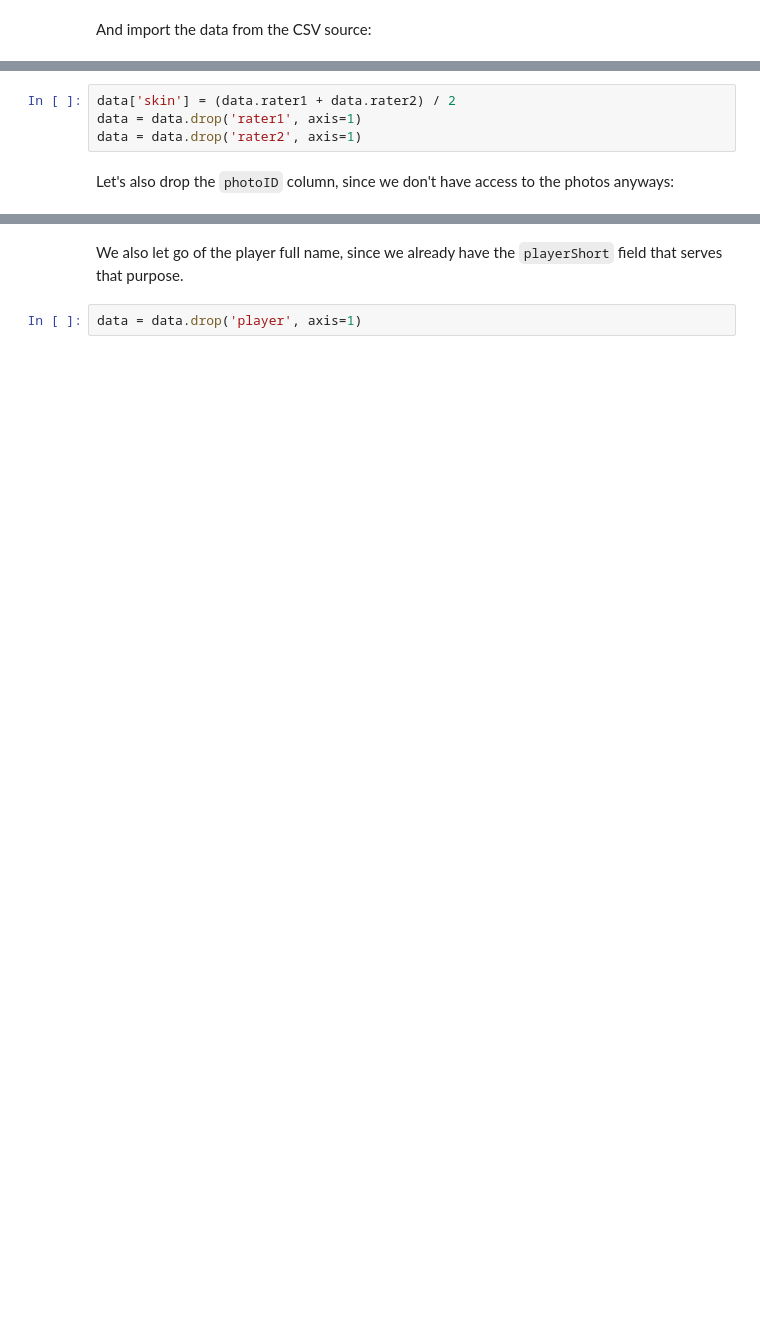
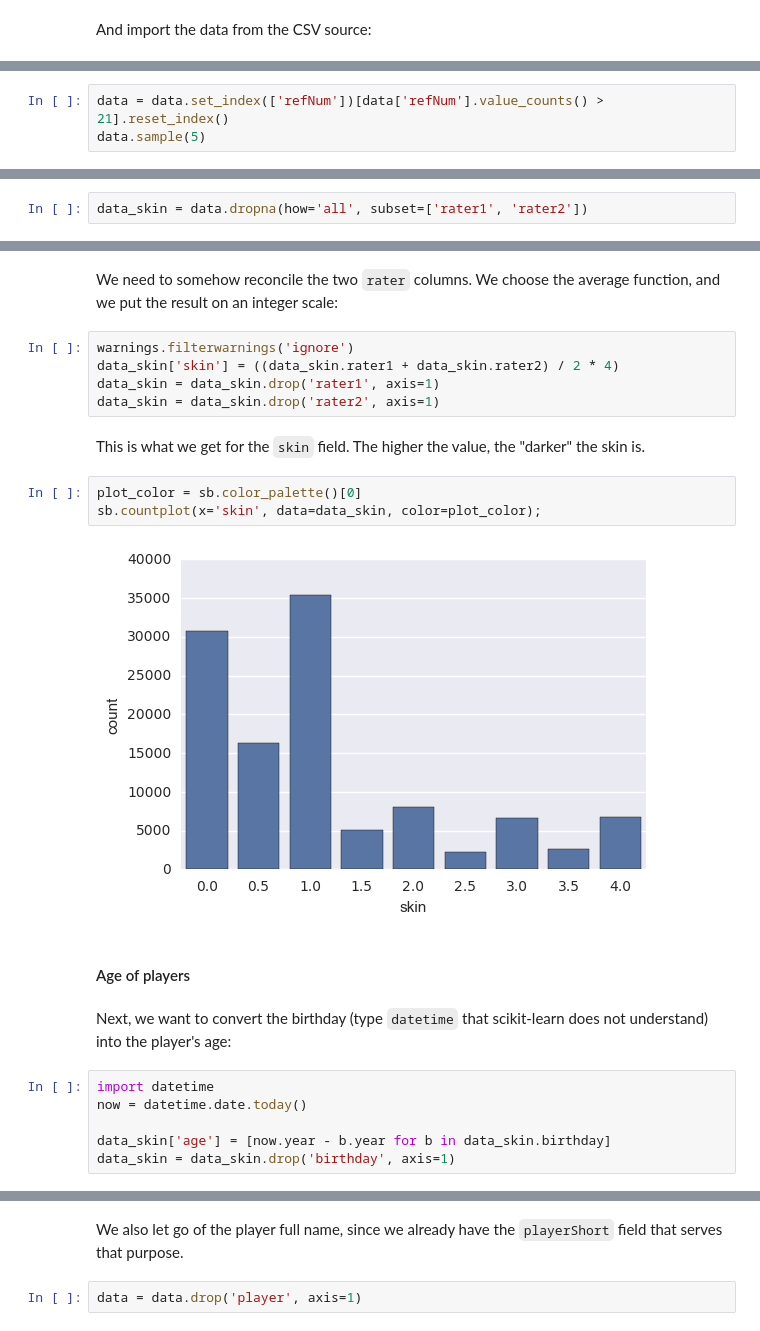
Before and after one commit to mukel/Homework, a Jupyter notebook: 04 - Applied ML/Hw4-AppliedML.ipynb, the cells around one changed output, grey strips where cells are left out. Cells and saved outputs as stored; diff of their text form; blank space fills up the shorter version.

```diff
--- a/04 - Applied ML/Hw4-AppliedML.ipynb
+++ b/04 - Applied ML/Hw4-AppliedML.ipynb
@@ -91,0 +86,3 @@ First, we follow the intuition that we need to reconcile the `rater1` and `rater
+# %%
+data = data.set_index(['refNum'])[data['refNum'].value_counts() > 21].reset_index()
+data.sample(5)
@@ -91,0 +113,2 @@ First, we follow the intuition that we need to reconcile the `rater1` and `rater
+# %%
+data_skin = data.dropna(how='all', subset=['rater1', 'rater2'])
@@ -92,6 +126,24 @@ First, we follow the intuition that we need to reconcile the `rater1` and `rater
+# %% [markdown]
+We need to somehow reconcile the two `rater` columns. We choose the average function, and we put the result on an integer scale:
 # %%
-data['skin'] = (data.rater1 + data.rater2) / 2
-data = data.drop('rater1', axis=1)
-data = data.drop('rater2', axis=1)
+warnings.filterwarnings('ignore')
+data_skin['skin'] = ((data_skin.rater1 + data_skin.rater2) / 2 * 4)
+data_skin = data_skin.drop('rater1', axis=1)
+data_skin = data_skin.drop('rater2', axis=1)
-# %% [markdown]
-Let's also drop the `photoID` column, since we don't have access to the photos anyways:
+# %% [markdown]
+This is what we get for the `skin` field. The higher the value, the "darker" the skin is.
+# %%
+plot_color = sb.color_palette()[0]
+sb.countplot(x='skin', data=data_skin, color=plot_color);
+# %% [output]
+[figure, added]
+# %% [markdown]
+#### Age of players
+# %% [markdown]
+Next, we want to convert the birthday (type `datetime` that scikit-learn does not understand) into the player's age:
+# %%
+import datetime
+now = datetime.date.today()
+
+data_skin['age'] = [now.year - b.year for b in data_skin.birthday]
+data_skin = data_skin.drop('birthday', axis=1)
```
Also changed, not shown: parts of 66 cells of this notebook.
